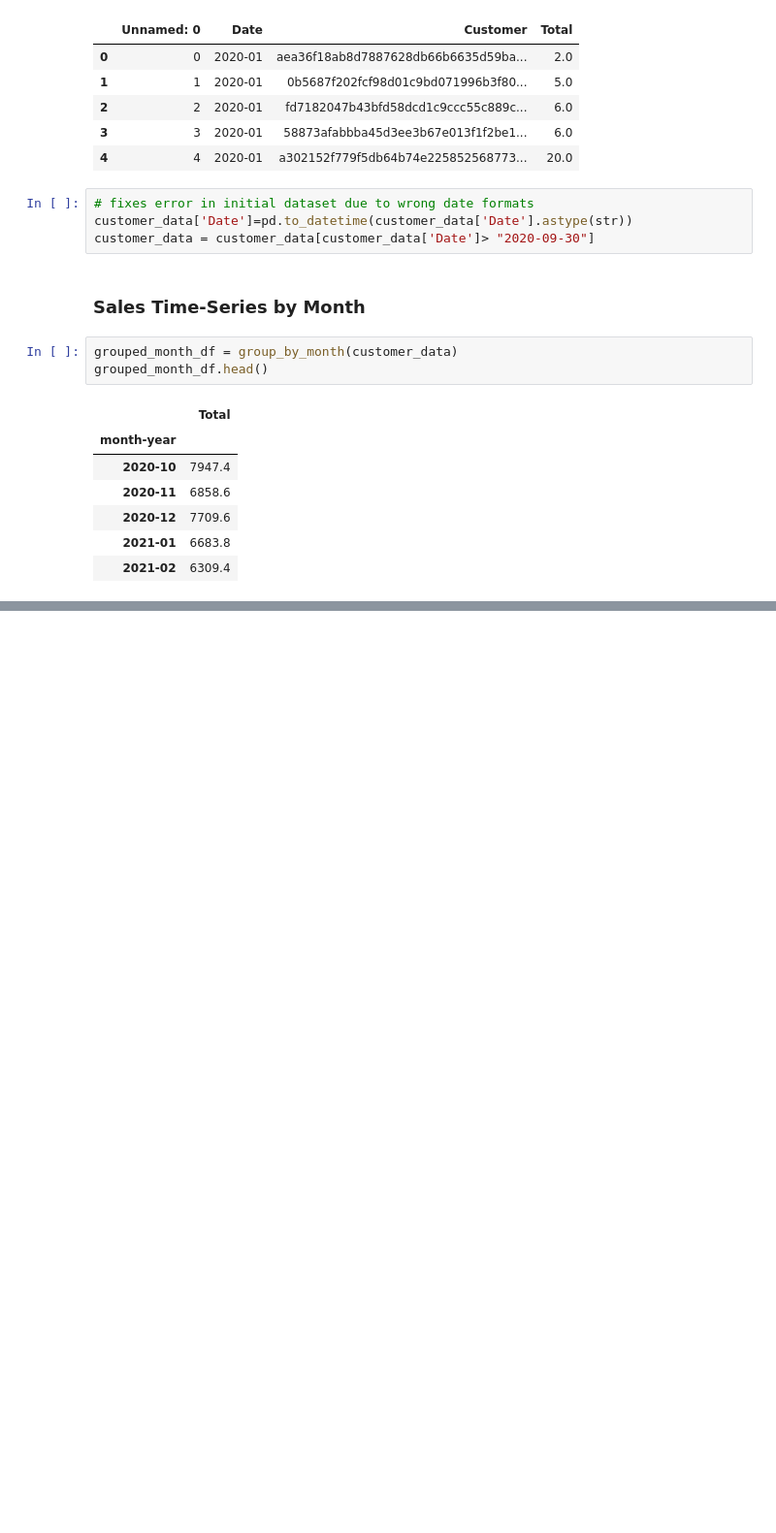
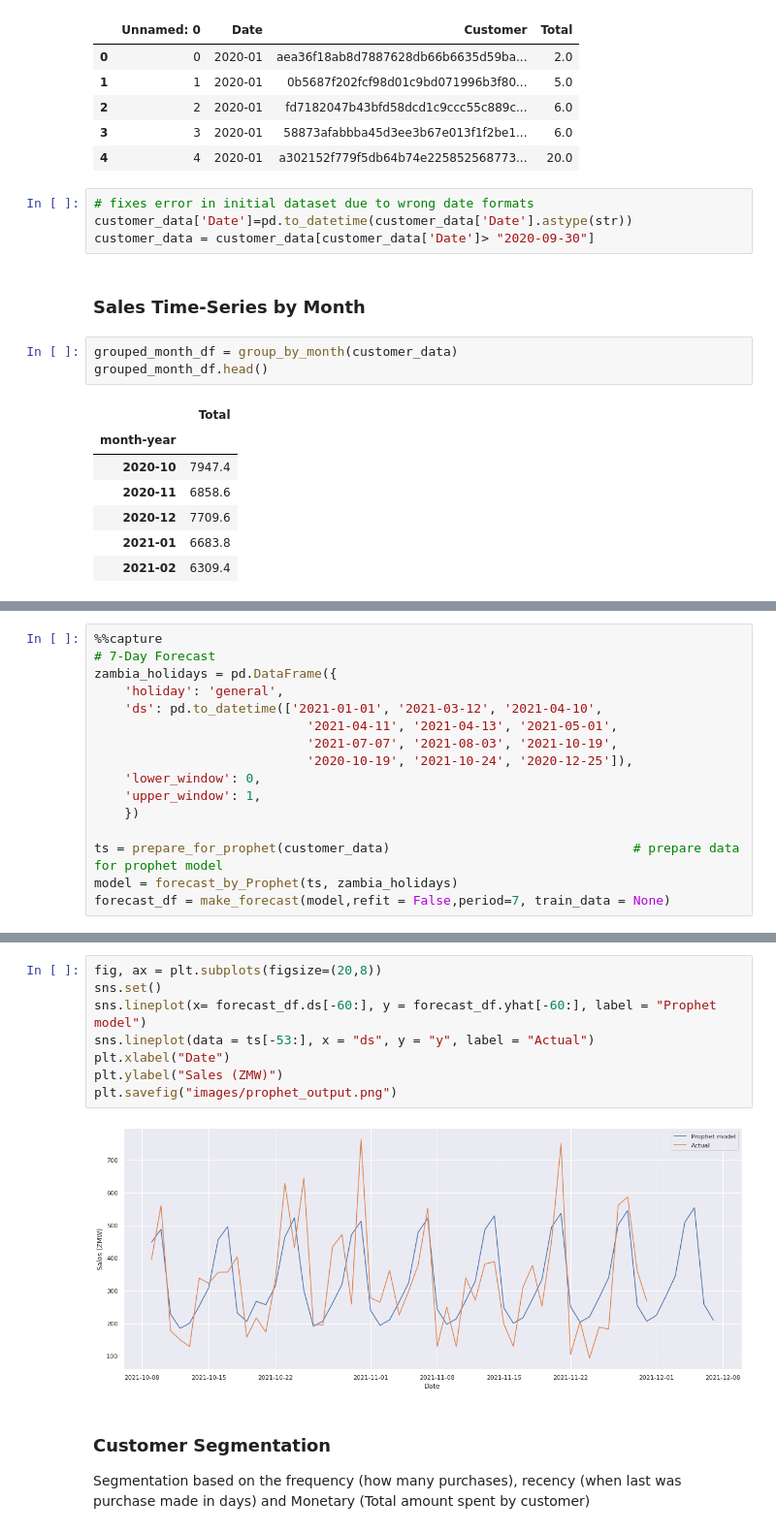
Before and after one commit to SitwalaM/sales_business_intelligence_capstone, a Jupyter notebook: overview_notebook.ipynb, the cells around one changed output, grey strips where cells are left out. Shown at 97% size. Cells and saved outputs as stored; diff of their text form; blank space fills up the shorter version.

```diff
--- a/overview_notebook.ipynb
+++ b/overview_notebook.ipynb
@@ -91,0 +130,16 @@ grouped_month_df.plot()
+# %%
+%%capture
+# 7-Day Forecast
+zambia_holidays = pd.DataFrame({
+    'holiday': 'general',
+    'ds': pd.to_datetime(['2021-01-01', '2021-03-12', '2021-04-10',
+                            '2021-04-11', '2021-04-13', '2021-05-01',
+                            '2021-07-07', '2021-08-03', '2021-10-19',
+                            '2020-10-19', '2021-10-24', '2020-12-25']),
+    'lower_window': 0,
+    'upper_window': 1,
+    })
+
+ts = prepare_for_prophet(customer_data)                                # prepare data for prophet model
+model = forecast_by_Prophet(ts, zambia_holidays)
+forecast_df = make_forecast(model,refit = False,period=7, train_data = None)
@@ -91,0 +174,14 @@ grouped_month_df.plot()
+# %%
+fig, ax = plt.subplots(figsize=(20,8))
+sns.set()
+sns.lineplot(x= forecast_df.ds[-60:], y = forecast_df.yhat[-60:], label = "Prophet model")
+sns.lineplot(data = ts[-53:], x = "ds", y = "y", label = "Actual")
+plt.xlabel("Date")
+plt.ylabel("Sales (ZMW)")
+plt.savefig("images/prophet_output.png")
+# %% [output]
+[figure, added]
+# %% [markdown]
+### Customer Segmentation
+
+Segmentation based on the frequency (how many purchases), recency (when last was purchase made in days) and Monetary (Total amount spent by customer)
```
Also changed, not shown: parts of 31 cells of this notebook.
